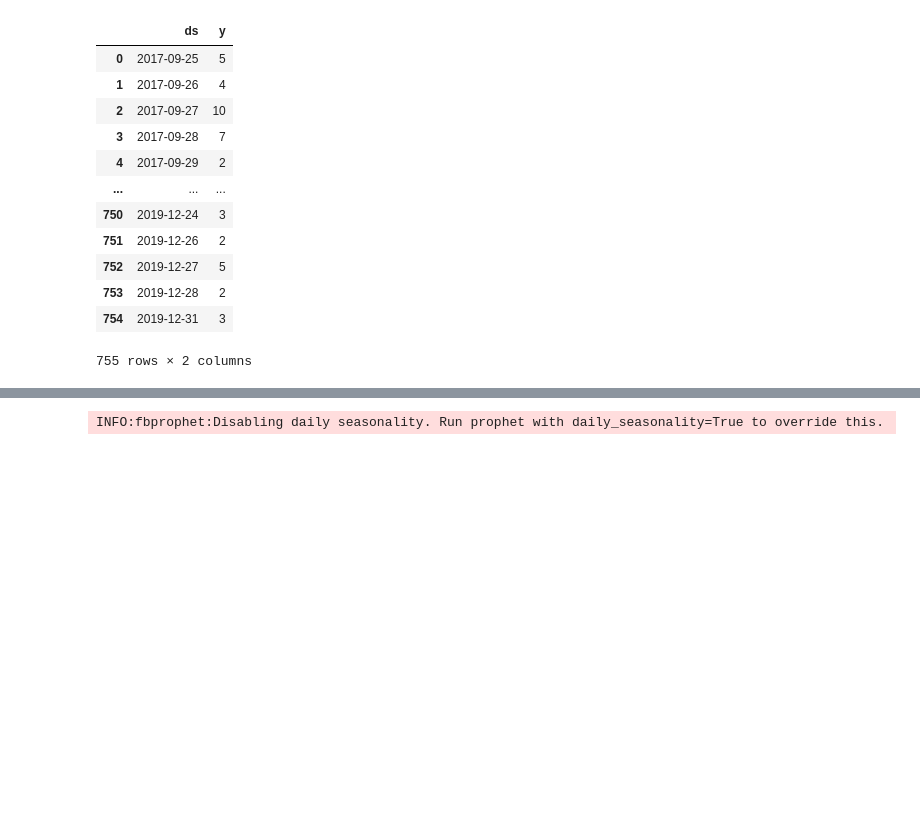
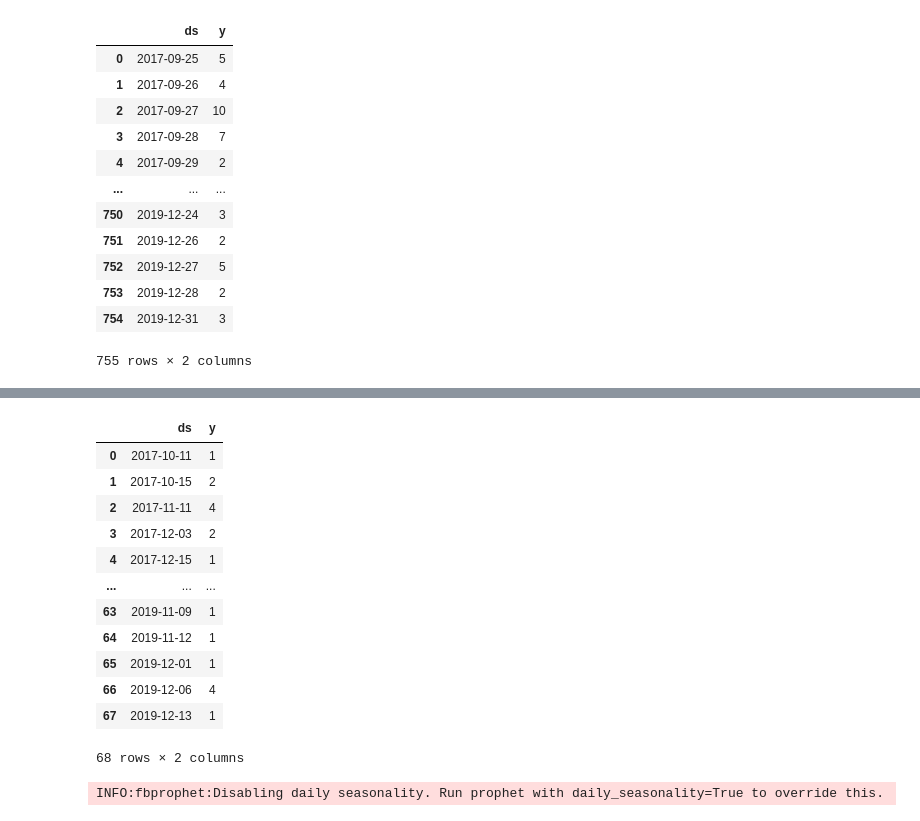
Before and after one commit to mrkjhsn/City-of-Scottsdale-Citations, a Jupyter notebook: citation_predictions.ipynb, the cells around one changed output, grey strips where cells are left out. Saved outputs shown, nothing was run; the diff lists cells and outputs as text; code cells hidden in the pictures; blank space fills up the shorter version.

```diff
--- a/citation_predictions.ipynb
+++ b/citation_predictions.ipynb
@@ -297,3 +328,19 @@ count_per_day
+# %%
+count_per_day
+# %% [output]
+|  | ds | y |
+| 0 | 2017-10-11 | 1 |
+| 1 | 2017-10-15 | 2 |
+| 2 | 2017-11-11 | 4 |
+| 3 | 2017-12-03 | 2 |
+| 4 | 2017-12-15 | 1 |
+| ... | ... | ... |
+| 63 | 2019-11-09 | 1 |
+| 64 | 2019-11-12 | 1 |
+| 65 | 2019-12-01 | 1 |
+| 66 | 2019-12-06 | 4 |
+| 67 | 2019-12-13 | 1 |
+68 rows × 2 columns
 # %%
 m1 = Prophet()
 m1.fit(count_per_day)
```
Also changed, not shown: parts of 12 cells of this notebook.
